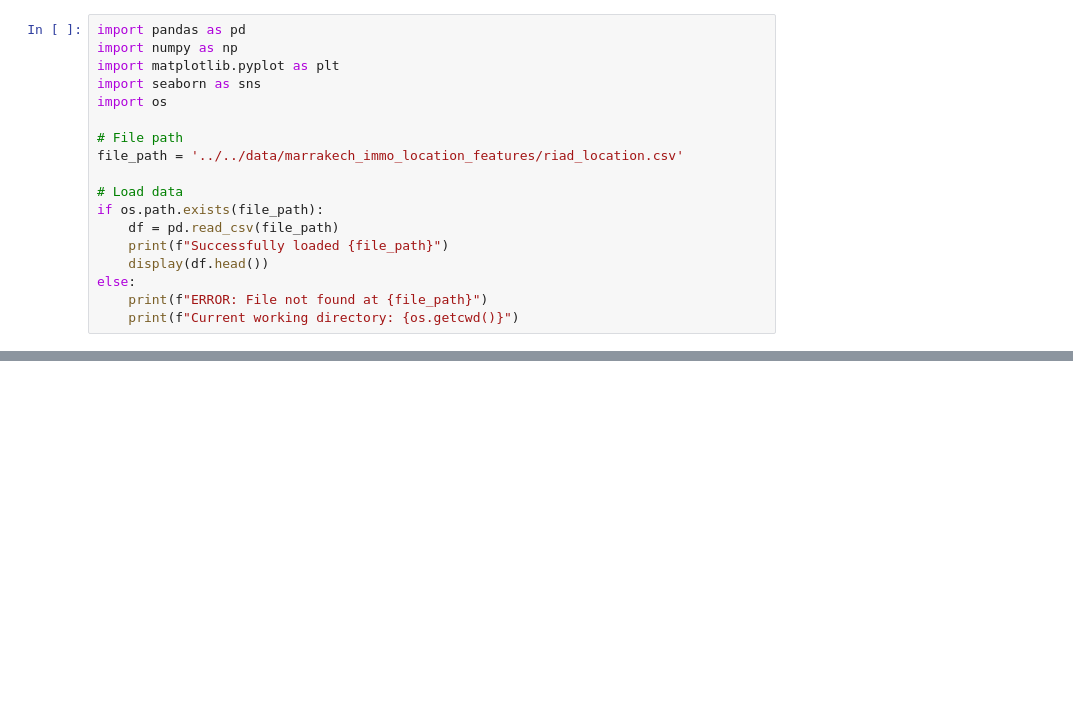
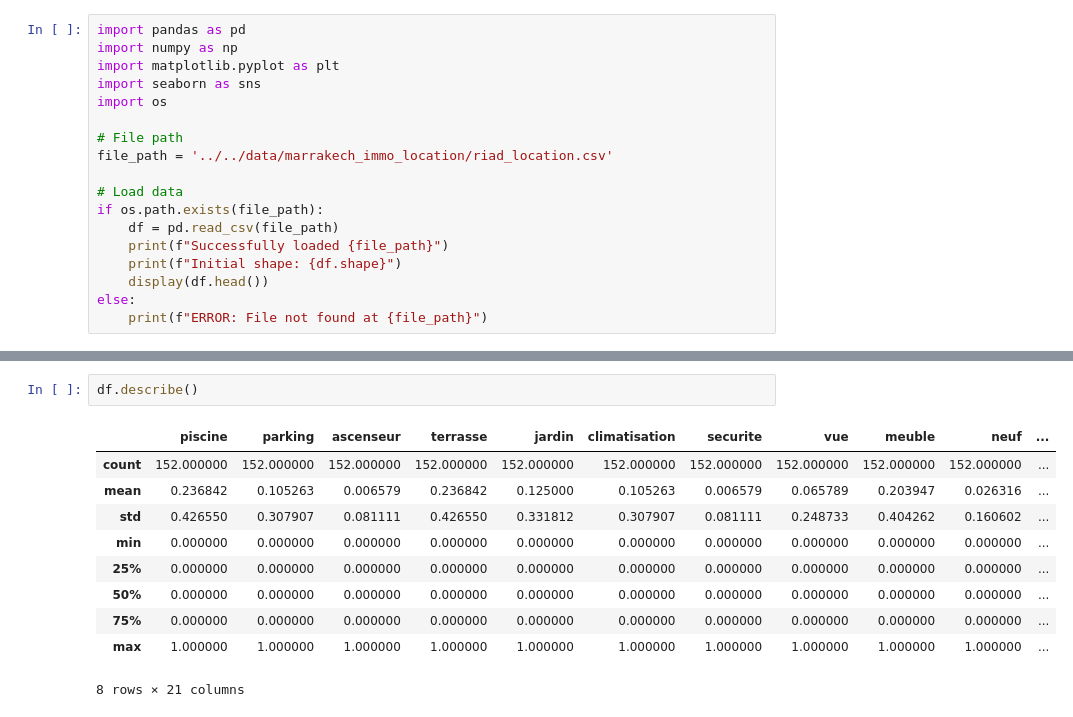
Before and after one commit to MAZIHBouchra/gateone-final, a Jupyter notebook: notebooks/locations/riad_location_cleaning.ipynb, the cells around one changed output, grey strips where cells are left out. Drawn from its saved outputs; the diff is of its cells as text; blank space fills up the shorter version.

Commit message:
Standardize cleaning pipeline for riad_location_cleaning.ipynb

```diff
--- a/notebooks/locations/riad_location_cleaning.ipynb
+++ b/notebooks/locations/riad_location_cleaning.ipynb
@@ -9,13 +9,13 @@ import seaborn as sns
 import os
 
 # File path
-file_path = '../../data/marrakech_immo_location_features/riad_location.csv'
+file_path = '../../data/marrakech_immo_location/riad_location.csv'
 
 # Load data
 if os.path.exists(file_path):
     df = pd.read_csv(file_path)
     print(f"Successfully loaded {file_path}")
+    print(f"Initial shape: {df.shape}")
     display(df.head())
 else:
     print(f"ERROR: File not found at {file_path}")
-    print(f"Current working directory: {os.getcwd()}")
@@ -89,0 +52,13 @@ if 'df' in locals():
+# %%
+df.describe()
+# %% [output]
+|  | piscine | parking | ascenseur | terrasse | jardin | climatisation | securite | vue | meuble | neuf | ... |
+| count | 152.000000 | 152.000000 | 152.000000 | 152.000000 | 152.000000 | 152.000000 | 152.000000 | 152.000000 | 152.000000 | 152.000000 | ... |
+| mean | 0.236842 | 0.105263 | 0.006579 | 0.236842 | 0.125000 | 0.105263 | 0.006579 | 0.065789 | 0.203947 | 0.026316 | ... |
+| std | 0.426550 | 0.307907 | 0.081111 | 0.426550 | 0.331812 | 0.307907 | 0.081111 | 0.248733 | 0.404262 | 0.160602 | ... |
+| min | 0.000000 | 0.000000 | 0.000000 | 0.000000 | 0.000000 | 0.000000 | 0.000000 | 0.000000 | 0.000000 | 0.000000 | ... |
+| 25% | 0.000000 | 0.000000 | 0.000000 | 0.000000 | 0.000000 | 0.000000 | 0.000000 | 0.000000 | 0.000000 | 0.000000 | ... |
+| 50% | 0.000000 | 0.000000 | 0.000000 | 0.000000 | 0.000000 | 0.000000 | 0.000000 | 0.000000 | 0.000000 | 0.000000 | ... |
+| 75% | 0.000000 | 0.000000 | 0.000000 | 0.000000 | 0.000000 | 0.000000 | 0.000000 | 0.000000 | 0.000000 | 0.000000 | ... |
+| max | 1.000000 | 1.000000 | 1.000000 | 1.000000 | 1.000000 | 1.000000 | 1.000000 | 1.000000 | 1.000000 | 1.000000 | ... |
+8 rows × 21 columns
```
Also changed, not shown: parts of 26 cells of this notebook.
